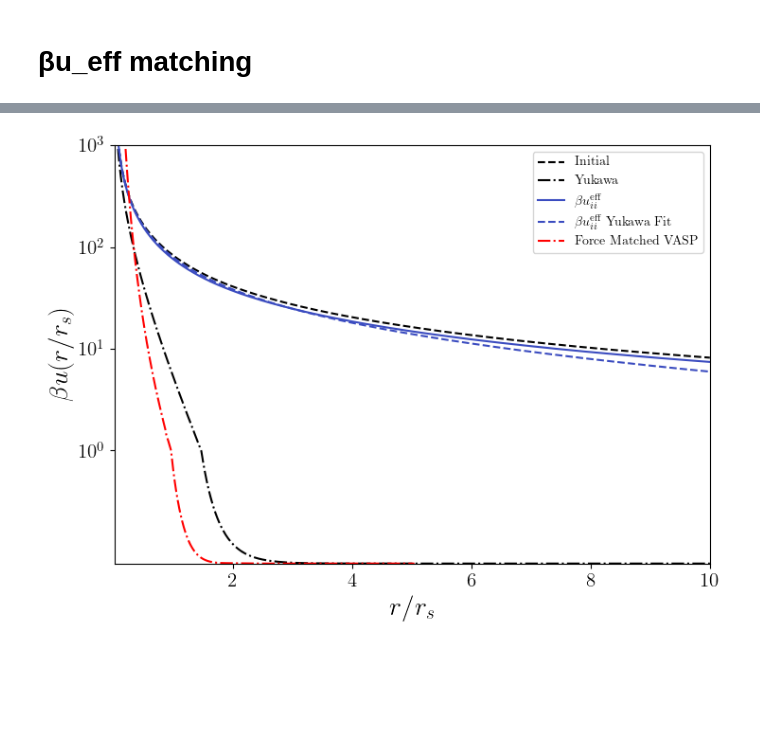
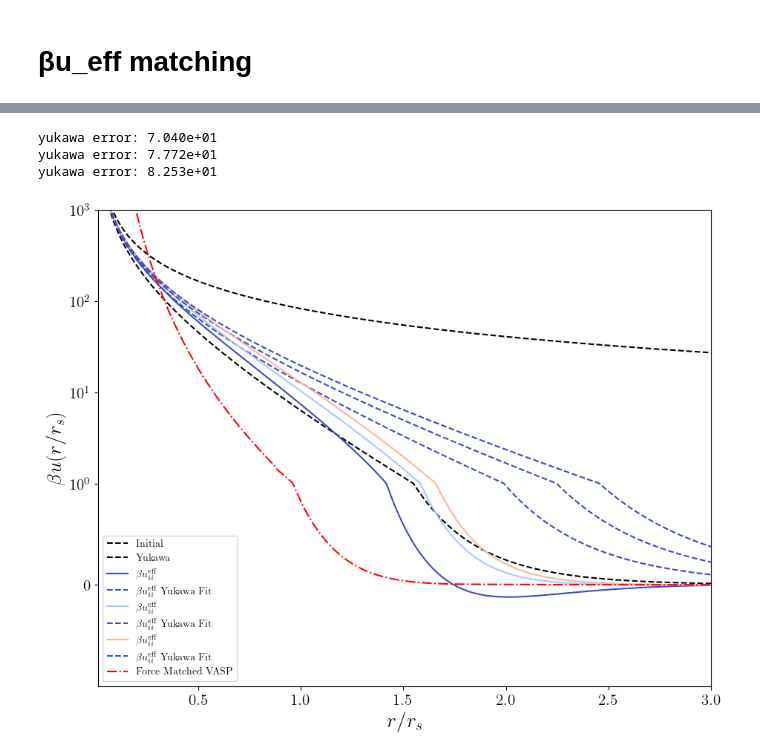
Before and after one commit to ZachAJohnson/hnc, a Jupyter notebook: TCCW/atoms/PLASMA_atoMEC_Al-Copy1.ipynb, the cells around one changed output, grey strips where cells are left out. Cells and saved outputs as stored; diff of their text form; code cells hidden in the pictures; blank space fills up the shorter version.

```diff
--- a/TCCW/atoms/PLASMA_atoMEC_Al-Copy1.ipynb
+++ b/TCCW/atoms/PLASMA_atoMEC_Al-Copy1.ipynb
@@ -186,5 +189,5 @@ Final iter:74, Total Error: 1.209e+00
 # %%
-for plasma in plasma_list[2:]:
-    # print(plasma)
-    solve_least_squares(plasma, np.linspace(plasma.hnc.k_array[0], plasma.hnc.k_array[-1], num=200))
-    solve_least_squares(plasma, np.linspace(plasma.hnc.k_array[0], plasma.hnc.k_array[-1], num=500))
+# for plasma in plasma_list[2:]:
+#     # print(plasma)
+#     solve_least_squares(plasma, np.linspace(plasma.hnc.k_array[0], plasma.hnc.k_array[-1], num=200))
+#     solve_least_squares(plasma, np.linspace(plasma.hnc.k_array[0], plasma.hnc.k_array[-1], num=500))
@@ -275,6 +252,8 @@ Final iter:515, Total Error: 2.104e-09
 MD_data = read_csv("/home/zach/plasma/datasets/RDFs/Al_1.0eV_rs3_VASP.txt",  header=1)
 MD_data.columns=['r','g']
 MD_data;
+# %%
+c_s_k_guess = custom.ocp_hnc.c_s_k_matrix.copy()
 # %%
 fig, ax = plt.subplots(figsize=(10,8))
 ax.set_title("Continuous Smoothed Ashcroft", fontsize=20)
@@ -359,10 +352,10 @@ ax.legend(fontsize=15)
 fig, ax = plt.subplots(figsize=(10,8))
 
 # Model Comparison
-for i, (color, α, plasma) in enumerate(zip(colors, α_list, plasma_list)):
-    if i>8:
+for i, (color, Rc, plasma) in enumerate(zip(colors, Rc_list, plasma_list)):
+    if i>2:
         continue
-    ax.plot(plasma.hnc.r_array, plasma.hnc.h_r_matrix[0,0]+1,'-', color=color,label=r"$\alpha$ = {0:.2f}".format(α))
+    ax.plot(plasma.hnc.r_array, plasma.hnc.h_r_matrix[0,0]+1,'-', color=color,label=r"$R_c$ = {0:.2f}".format(Rc))
     ax.plot(plasma.hnc.r_array, plasma.hnc.h_r_matrix[0,1]+1,'--', color=color)#,label=r"$R_c$ = {0:.2f}".format(Rc))
     ax.plot(plasma.hnc.r_array, plasma.hnc.h_r_matrix[1,1]+1,'-.', color=color)#,label=r"$R_c$ = {0:.2f}".format(Rc))
 
@@ -458,14 +456,14 @@ atom_list= []
 for i, Zbar_i in enumerate(Zbar_list):
     print("Zbar = {0:.3f}".format( Zbar_i ))
 
-    atom = CMEP_Atom(Z, A, ni_cc, Ti_eV, Te_eV, Zbar=Zbar_i,
+    atom = PLASMA(Z, A, ni_cc, Ti_eV, Te_eV, Zbar=Zbar_i,
                  βu_options = {'add_bridge':True},
-                 qsp_options={'r_c':r_c},
+                 qsp_options={'r_c':0},
                  hnc_options={'kappa_multiscale':10},
                  hnc_solve_options={'alpha_Picard':0.5})
     if i>=1:
         Z2_matrix = [[Zbar_list[i]]]
-        guess_2 =
+        # guess_2 =
         c_s_k_guess = atom_list[-1].hnc.c_s_k_matrix
         c_s_k_guess[0,0] *= (Zbar_list[i]/Zbar_list[i-1])**2
         c_s_k_guess[0,1] *= (Zbar_list[i]/Zbar_list[i-1])**1
@@ -639,36 +645,47 @@ yukawa error: 5.373e+01
 # %%
-fig, ax = plt.subplots(figsize=(8,6),facecolor='w')
+from hnc.hnc.misc import P_Ideal_Fermi_Gas
+
+fig, ax = plt.subplots(figsize=(10,8),facecolor='w')
 # fig.suptitle(r"{0} $T=${1:.1f} eV, $r_i$={2:.2f}".format(case_id, Te/eV, atomqsp.ri), fontsize=20)
 
 #Compare to Yukawa and Coulomb
-yukawa_matrix = (atom.Γ_matrix[:,:,np.newaxis]/atom.r_array * np.exp(-atom.r_array*atomqsp.get_κ())[np.newaxis,np.newaxis,:] ) [:-1,:-1]
 coulomb_matrix = (atom.Γ_matrix[:,:,np.newaxis]/atom.r_array) [:-1,:-1]
 
 ax.plot(atom.r_array, atom.βu_r_matrix[0,0], 'k--',label='Initial')
-ax.plot(atom.r_array, yukawa_matrix[0,0],'k-.', label="Yukawa")
+ax.plot(plasma.hnc.r_array, plasma.qsp.βv_Yukawa(plasma.hnc.r_array),'k--', label='Yukawa')
 
 # Plot effective potential and fit
-ax.plot(atom.r_array, atom.βueff_r_matrix[0,0],color=colors[0], label= r"$\beta u^{\text{eff}}_{ii}$")
-ax.plot(fit1.r, fit1.y_fit, color=colors[0],linestyle='--',label=r"$\beta u^{\text{eff}}_{ii}$ Yukawa Fit")
+for i, plasma in enumerate(plasma_list):
+    if i>2:
+        continue
+    fit = βu_fit(yukawa, atom.r_array, plasma.hnc.βueff_r_matrix[0,0], initial_guess=[   atomqsp.Γii, atomqsp.get_κ()])
+    ax.plot(atom.r_array, plasma.hnc.βueff_r_matrix[0,0],color=colors[i], label= r"$\beta u^{\text{eff}}_{ii}$")
+    ax.plot(fit.r, fit.y_fit, color=colors[0],linestyle='--',label=r"$\beta u^{\text{eff}}_{ii}$ Yukawa Fit")
+
+
+
 
 # LUKE Potfit VASP
 ax.plot(Luke_pair['r[A]']*Angstrom_to_AU/ri_AU, plasma.qsp.βie_c*Luke_pair['u[eV]']*eV_to_AU, 'r-.',label='Force Matched VASP')
 
 ax.tick_params(labelsize=20)
 ax.set_xlabel(r"$r/r_s$",fontsize=20)
 ax.set_ylabel(r'$\beta u(r/r_s)$',fontsize=20)
 ax.set_xlabel(r'$r/r_s$',fontsize=20)
 
-ax.set_xlim(1e-2, 10)
+ax.set_xlim(1e-2, 3)
 # ax.set_xscale('log')
 ax.set_yscale('symlog',linthresh=1)
 # ax.set_yscale('log')
 # ax.set_ylim(np.min([-10, 2*np.min(atom.βueff_r_matrix[0,0])]), np.max([1e3, 2*np.max(atom.βueff_r_matrix[0,0])]))
-ax.set_ylim(1e-3,1e3)
+ax.set_ylim(-1e0,1e3)
 ax.tick_params(labelsize=15)
 ax.legend(fontsize=10)
 
 
 fig.tight_layout()
 # %% [output]
+yukawa error: 7.040e+01
+yukawa error: 7.772e+01
+yukawa error: 8.253e+01
-[figure, old version]
+[figure, new version]
```
Also changed, not shown: parts of 16 cells of this notebook, 4 other files.
